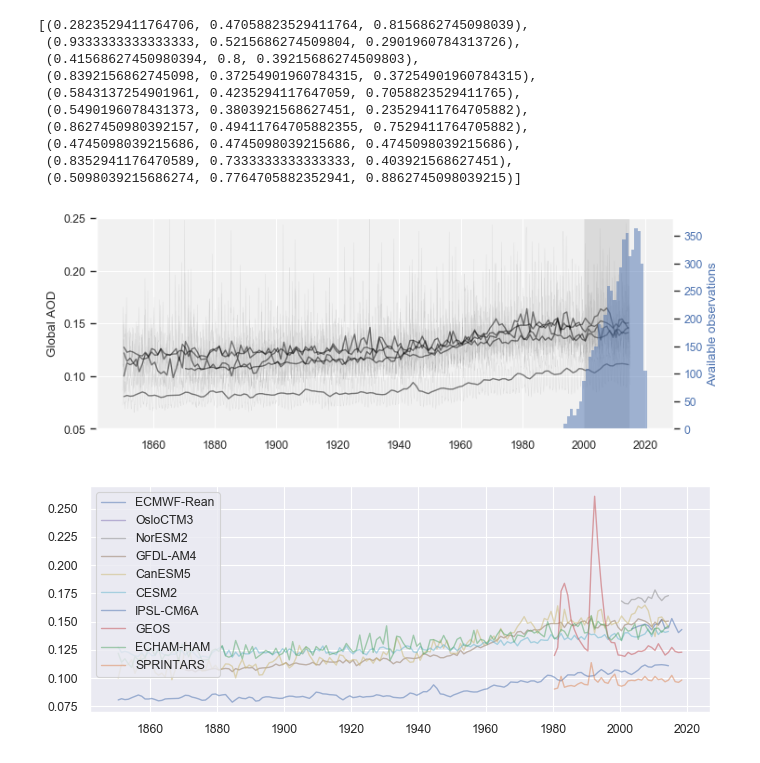
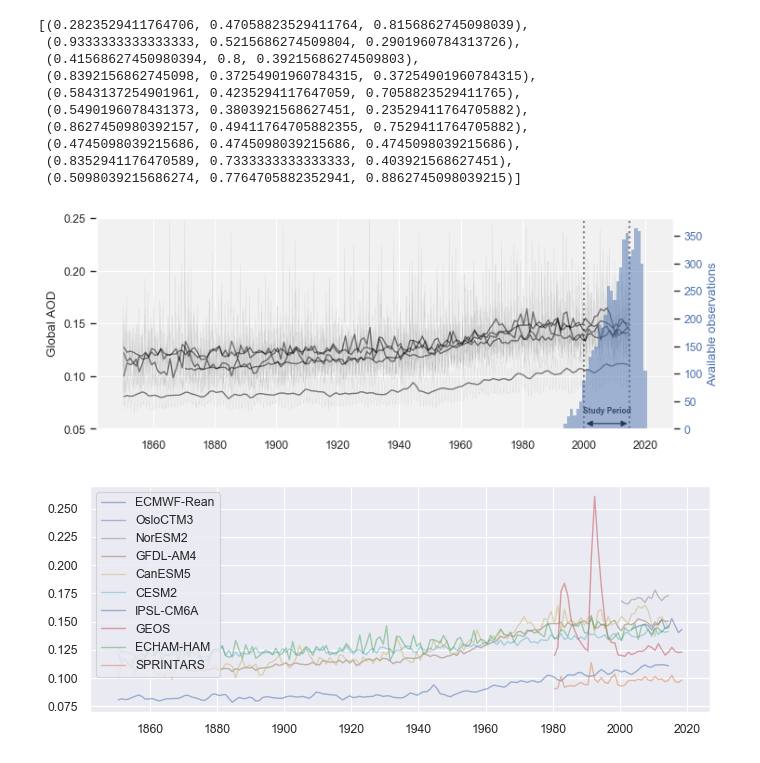
Before and after one commit to AugustinMortier/aerosol_trends, a Jupyter notebook: scripts/hist_trends.ipynb, the cells around one changed output. Cells and saved outputs as stored; diff of their text form; code cells hidden in the pictures.

Commit message:
update hist run figure

```diff
--- a/scripts/hist_trends.ipynb
+++ b/scripts/hist_trends.ipynb
@@ -164,35 +164,40 @@ for model in models:
 
     if yx[0]<datetime.datetime(1900, 1, 1, 1, 0):
         color = 'black' #get_color2_mod(model)
         plt.plot(mx, my, color=color, lw=0.25, alpha=.1, zorder=3)
         plt.plot(yx, yy, color=color, label=get_all_mods()[model]['name'], lw=1., alpha=.5, zorder=5)
 
 plt.ylabel('Global AOD')
 ax.set_ylim(0.05,0.25)
 #setbackground color
 ax.set_facecolor('#F1F1F1')
 ax.yaxis.set_ticks(np.arange(0.05, 0.30, 0.05))
 
 #available observations
 nobs = OBS_DF['WORLD'].groupby(pd.Grouper(freq='A')).mean().count(axis=1)
 ox = nobs.index
 oy = nobs.values
 #set new axis
 ax2 = ax.twinx()
 color = color=sns.color_palette()[0] #'tab:blue'
 ax2.set_ylabel('Available observations', color=color)  # we already handled the x-label with ax1
 ax2.bar(ox, oy, width=1, color=color, alpha=.5, linewidth=0, zorder=4)
 ax2.tick_params(axis='y', labelcolor=color)
 ax2.grid(False)
 
 #highlight study period
-plt.axvspan(datetime.datetime(2000, 1, 1, 1, 0),datetime.datetime(2015, 1, 1, 1, 0), facecolor='gray', alpha=0.2, zorder=0, linewidth=0, edgecolor='white')
+d1, d2 = datetime.datetime(2000, 1, 1, 1, 0), datetime.datetime(2015, 1, 1, 1, 0)
+for date in [d1,d2]:
+    ax.vlines(date, ymin=0.05, ymax=0.25, color='black', ls=':', lw=1.5, alpha=.5)
+ax.annotate(s='', xy=(d1,0.055), xytext=(d2,0.055), arrowprops=dict(arrowstyle='<|-|>', color='black'), zorder=10)
+ax.text(datetime.datetime(2007, 6, 1, 1, 0),0.065,'Study Period',ha='center', fontsize=6, fontweight='bold', zorder=10)
+#plt.axvspan(datetime.datetime(2000, 1, 1, 1, 0),datetime.datetime(2015, 1, 1, 1, 0), facecolor='gray', alpha=0.2, zorder=0, linewidth=0, edgecolor='white')
 
 fx=.5
 fig.set_size_inches(16*fx,6*fx)
 plt.savefig('figs/hist_runs.png', dpi=300, bbox_inches='tight')
 # %% [output]
-[figure, old version]
+[figure, new version]
 # %%
 fig, ax = plt.subplots(figsize=(9, 3), dpi=100, facecolor='w', edgecolor='k')
 for model in models:
```
Also changed, not shown: parts of 1 cell of this notebook, 7 other files.
